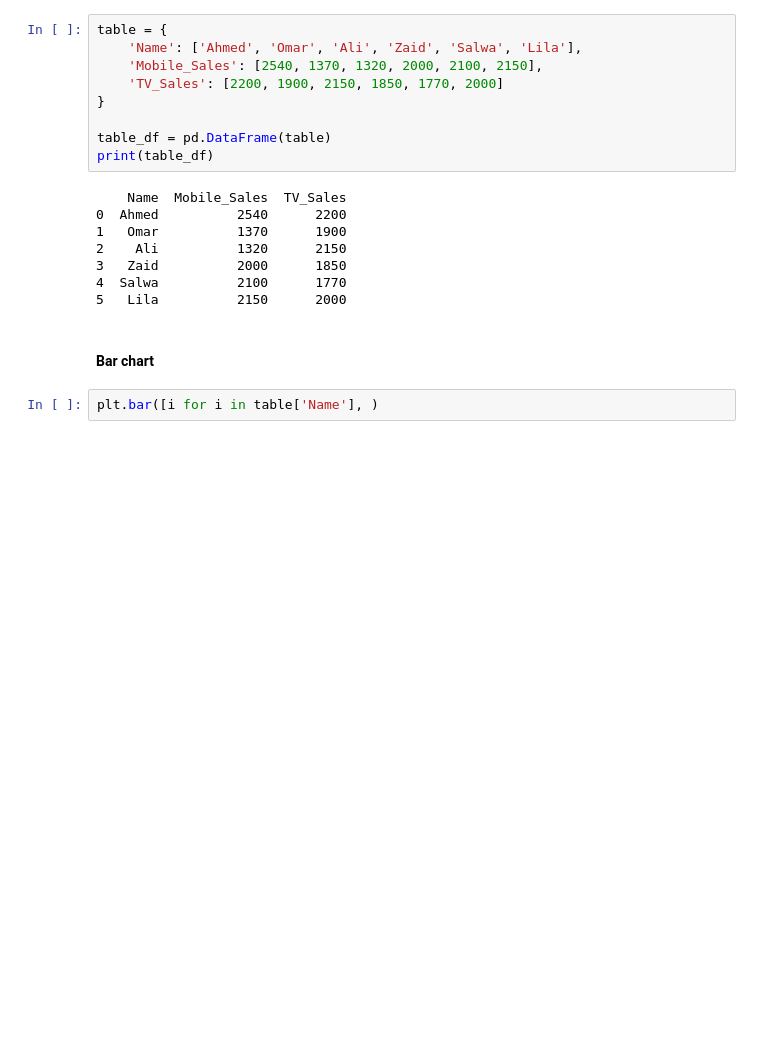
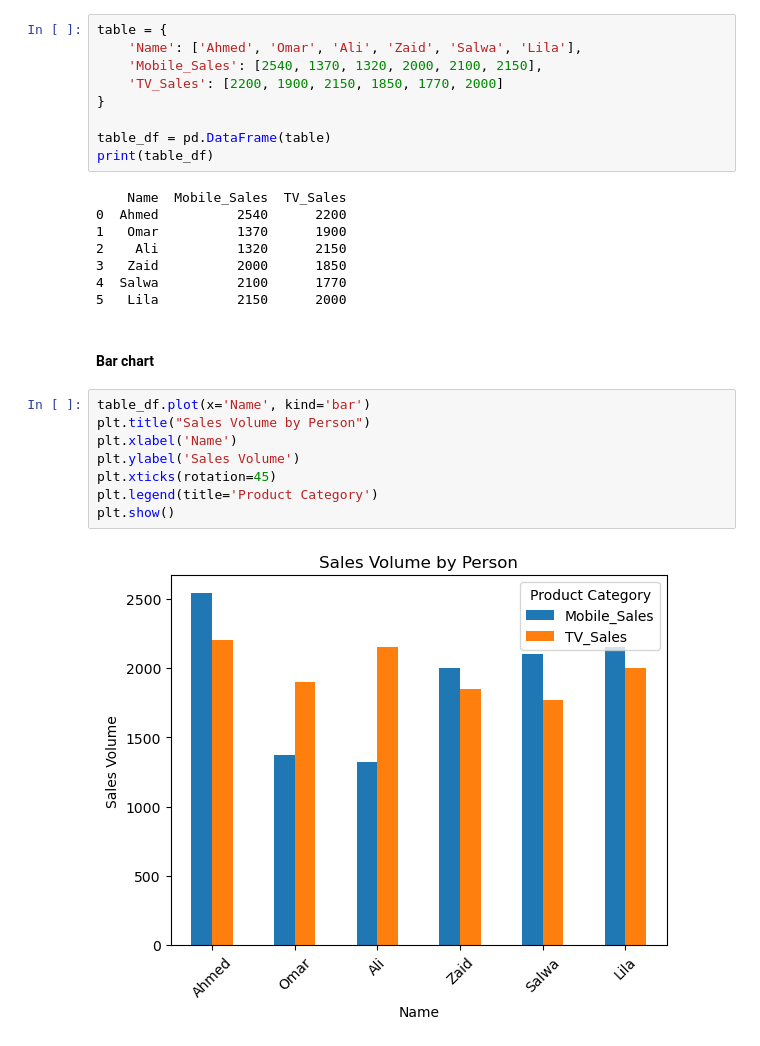
Before and after one commit to xthimylJ/dv_hws, a Jupyter notebook: Feb10Assignment.ipynb, the cells around one changed output. Cells and saved outputs as stored; diff of their text form; blank space fills up the shorter version.

```diff
--- a/Feb10Assignment.ipynb
+++ b/Feb10Assignment.ipynb
@@ -70,4 +72,12 @@ print(table_df)
 # %% [markdown]
 #### Bar chart
 # %%
-plt.bar([i for i in table['Name'], )
+table_df.plot(x='Name', kind='bar')
+plt.title("Sales Volume by Person")
+plt.xlabel('Name')
+plt.ylabel('Sales Volume')
+plt.xticks(rotation=45)
+plt.legend(title='Product Category')
+plt.show()
+# %% [output]
+[figure, added]
```
Also changed, not shown: parts of 9 cells of this notebook.
